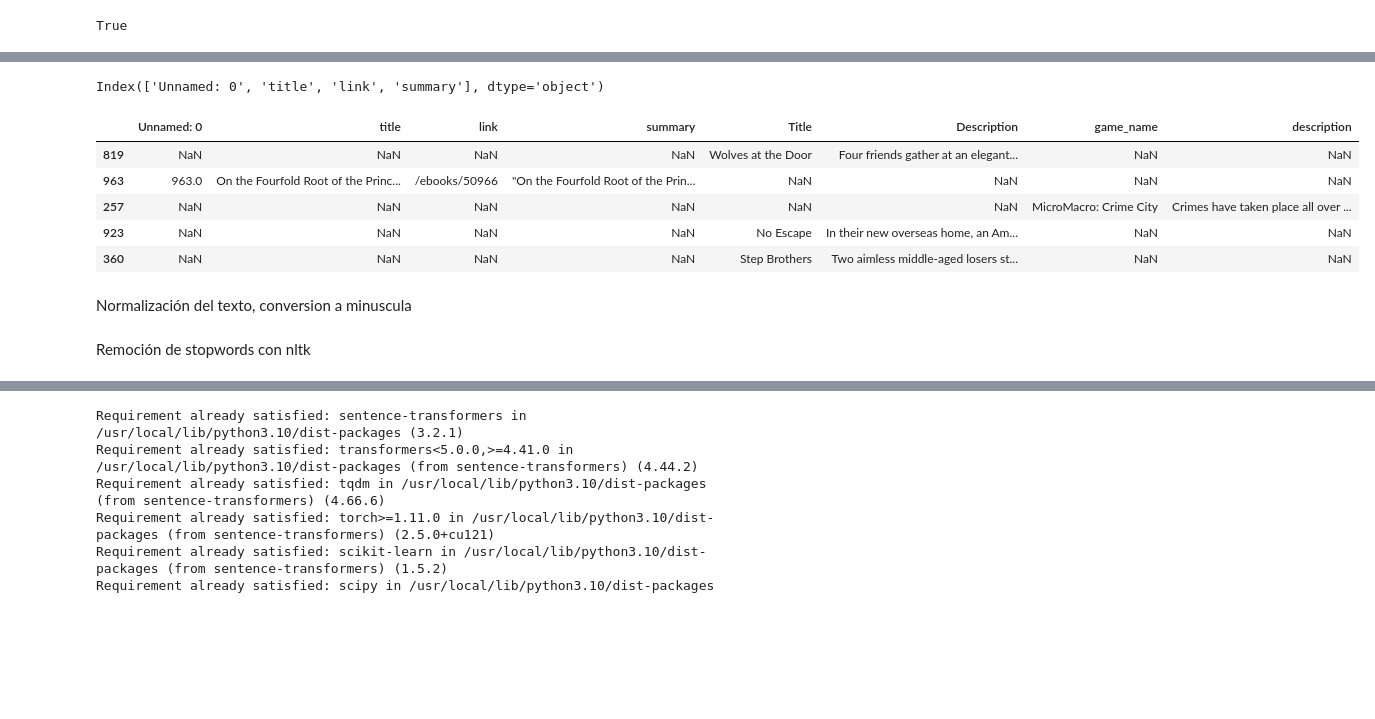
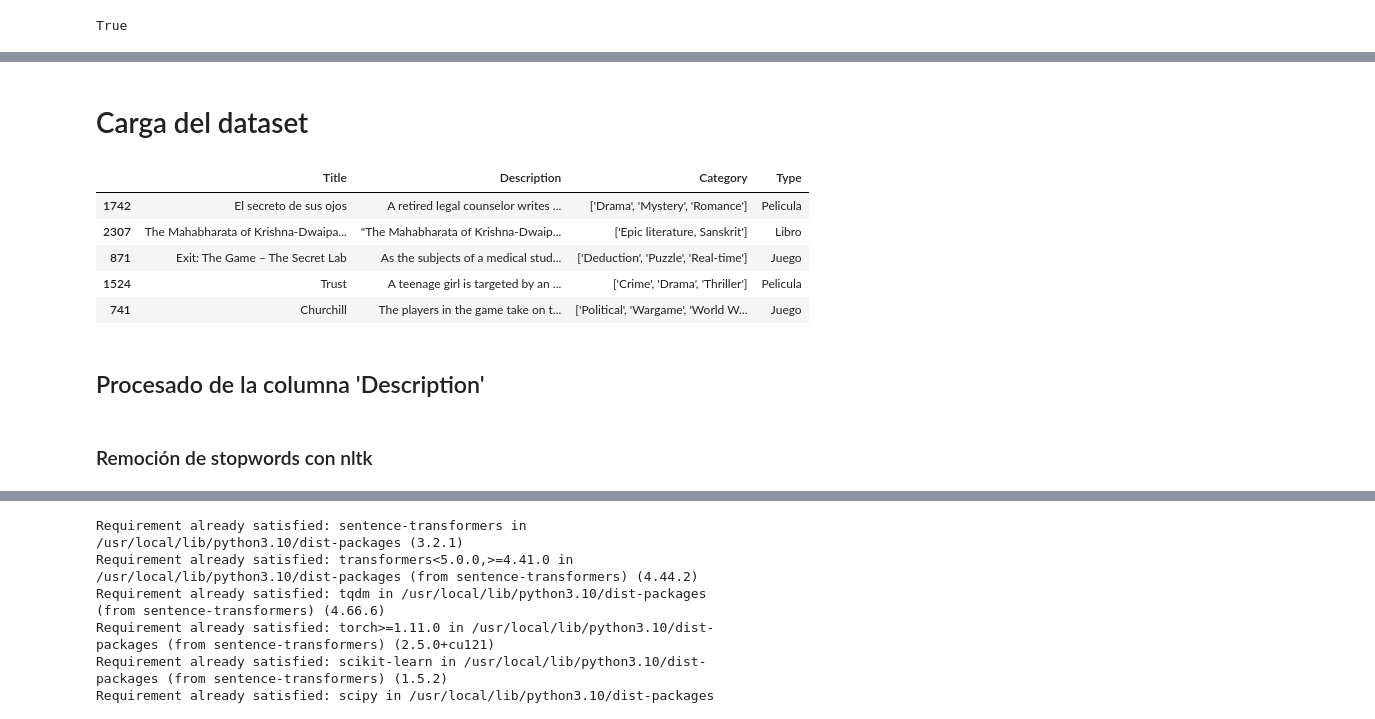
Before and after one commit to bpace1/NLP-TP1, a Jupyter notebook: NLP_TP1_model.ipynb, the cells around one changed output, grey strips where cells are left out. Cells and saved outputs as stored; diff of their text form; code cells hidden in the pictures; blank space fills up the shorter version.

```diff
--- a/NLP_TP1_model.ipynb
+++ b/NLP_TP1_model.ipynb
@@ -291,4 +78,0 @@ df_juegos: pd.DataFrame = pd.read_csv('bgg_database.csv')
-# %%
-df_libros.columns
-# %% [output]
-Index(['Unnamed: 0', 'title', 'link', 'summary'], dtype='object')
@@ -299,11 +79,14 @@ df_total: pd.DataFrame = pd.concat([df_libros, df_peliculas, df_juegos], axis=0)
+# %% [markdown]
+
+# Carga del dataset
+# %%
+df: pd.DataFrame = pd.read_csv('dataset.csv', index_col=0)
 # %%
-df_total.sample(5)
+df.sample(5)
 # %% [output]
-|  | Unnamed: 0 | title | link | summary | Title | Description | game_name | description |
-| 819 | NaN | NaN | NaN | NaN | Wolves at the Door | Four friends gather at an elegant... | NaN | NaN |
-| 963 | 963.0 | On the Fourfold Root of the Princ... | /ebooks/50966 | "On the Fourfold Root of the Prin... | NaN | NaN | NaN | NaN |
-| 257 | NaN | NaN | NaN | NaN | NaN | NaN | MicroMacro: Crime City | Crimes have taken place all over ... |
-| 923 | NaN | NaN | NaN | NaN | No Escape | In their new overseas home, an Am... | NaN | NaN |
-| 360 | NaN | NaN | NaN | NaN | Step Brothers | Two aimless middle-aged losers st... | NaN | NaN |
+|  | Title | Description | Category | Type |
+| 1742 | El secreto de sus ojos | A retired legal counselor writes ... | ['Drama', 'Mystery', 'Romance'] | Pelicula |
+| 2307 | The Mahabharata of Krishna-Dwaipa... | "The Mahabharata of Krishna-Dwaip... | ['Epic literature, Sanskrit'] | Libro |
+| 871 | Exit: The Game – The Secret Lab | As the subjects of a medical stud... | ['Deduction', 'Puzzle', 'Real-time'] | Juego |
+| 1524 | Trust | A teenage girl is targeted by an ... | ['Crime', 'Drama', 'Thriller'] | Pelicula |
+| 741 | Churchill | The players in the game take on t... | ['Political', 'Wargame', 'World W... | Juego |
-# %% [markdown]
-Normalización del texto, conversion a minuscula
@@ -316,0 +93,3 @@ df_juegos['game_name'] = df_juegos['game_name'].str.lower()
+# %% [markdown]
+
+## Procesado de la columna 'Description'
@@ -317,5 +98,6 @@ df_juegos['game_name'] = df_juegos['game_name'].str.lower()
 # %% [markdown]
-Remoción de stopwords con nltk
+
+### Remoción de stopwords con nltk
 # %%
 nltk.download('stopwords')
 nltk.download('punkt')
```
Also changed, not shown: parts of 78 cells of this notebook.
